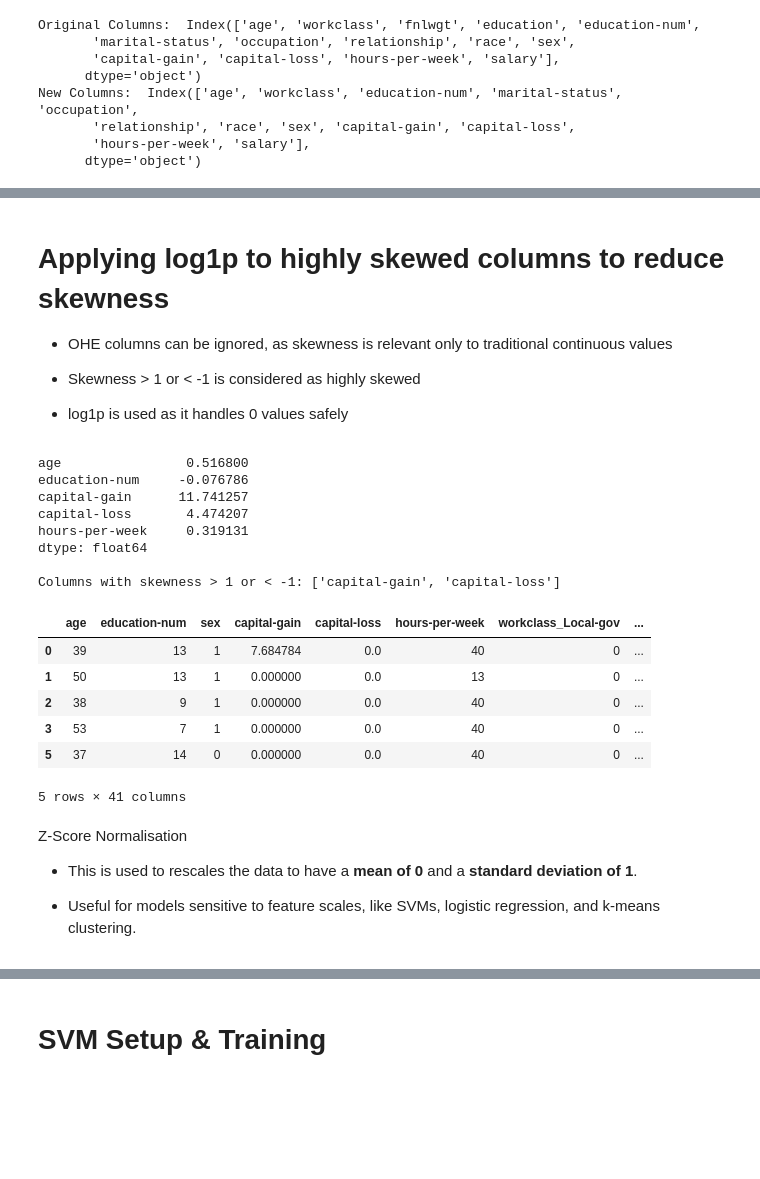
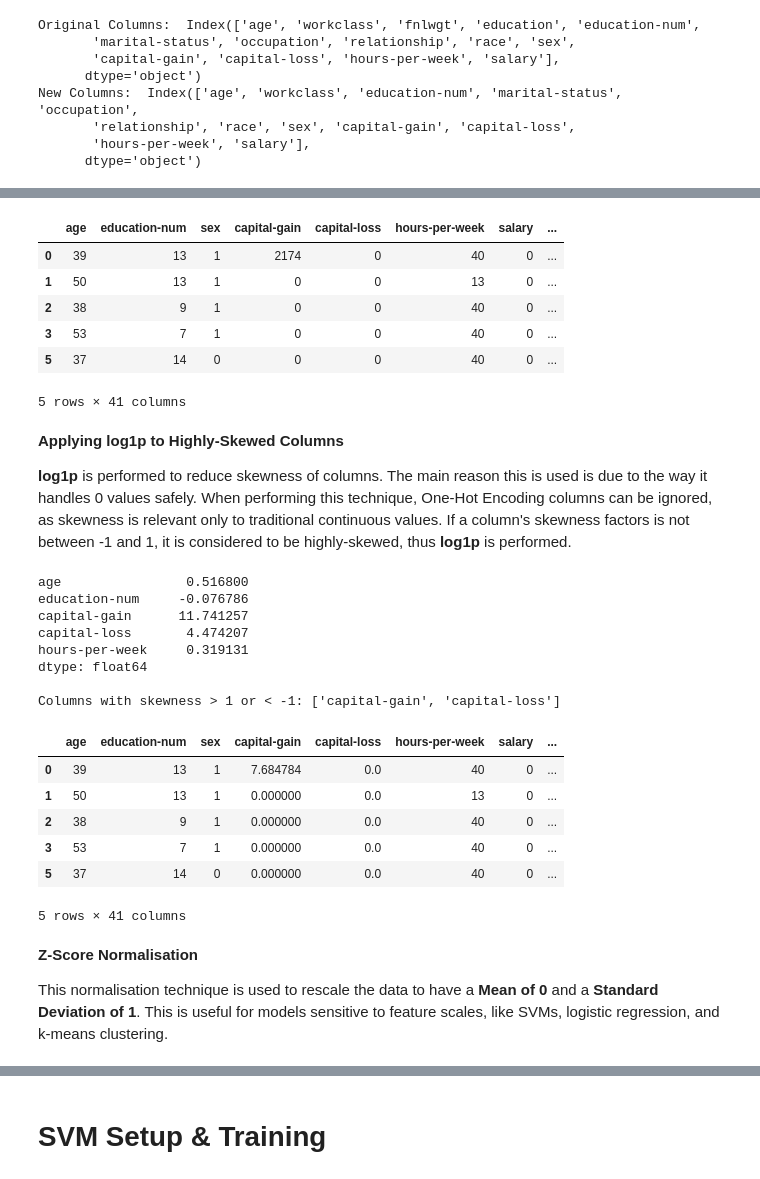
Before and after one commit to Jer0me123/ICS5110-Applied-Machine-Learning, a Jupyter notebook: SVM.ipynb, the cells around one changed output, grey strips where cells are left out. Saved outputs shown, nothing was run; the diff lists cells and outputs as text; code cells hidden in the pictures; blank space fills up the shorter version.

```diff
--- a/SVM.ipynb
+++ b/SVM.ipynb
@@ -103,9 +132,7 @@ One-Hot-Encoding column
 # %%
-# Applying one-hot encoding to multiple categorical columns with drop_first to avoid the dummy variable trap
-oHEDF = pd.get_dummies(noExtraColumnsDF, columns=['workclass', 'marital-status', 'occupation', 'relationship', 'race', 'salary'], drop_first=True)
-
+#Applying one-hot encoding to multiple categorical columns with drop_first to avoid the dummy variable trap
+oHEDF = pd.get_dummies(noExtraColumnsDF, columns=['workclass', 'marital-status', 'occupation', 'relationship', 'race'], drop_first=True)
 print("Original Columns: ", noExtraColumnsDF.columns)
-
 print("New Columns: ", oHEDF.columns)
 oHEDF.head(5)
 # %% [output]
@@ -154,4 +180 @@ binarySexDF.head(5)
 5 rows × 41 columns
-# %%
-binarySexDF = binarySexDF.astype(int)
-binarySexDF.head(5)
@@ -165,0 +181,7 @@ binarySexDF.head(5)
+# %%
+#Converting 'salary' column to binary: >50K -> 1, <=50K -> 0
+binarySalaryDF = binarySexDF.copy()
+binarySalaryDF['salary'] = binarySalaryDF['salary'].map({'>50K': 1, '<=50K': 0})
+
+#Checking the first few rows to confirm the conversion
+binarySalaryDF.head(5)
@@ -166,42 +196,51 @@ binarySexDF.head(5)
+# %%
+#Converting all columns to integer type
+binarySalaryDF = binarySalaryDF.astype(int)
+binarySalaryDF.head(5)
+# %% [output]
+|  | age | education-num | sex | capital-gain | capital-loss | hours-per-week | salary | ... |
+| 0 | 39 | 13 | 1 | 2174 | 0 | 40 | 0 | ... |
+| 1 | 50 | 13 | 1 | 0 | 0 | 13 | 0 | ... |
+| 2 | 38 | 9 | 1 | 0 | 0 | 40 | 0 | ... |
+| 3 | 53 | 7 | 1 | 0 | 0 | 40 | 0 | ... |
+| 5 | 37 | 14 | 0 | 0 | 0 | 40 | 0 | ... |
+5 rows × 41 columns
 # %% [markdown]
-# Applying log1p to highly skewed columns to reduce skewness
+**Applying log1p to Highly-Skewed Columns**
 
-* OHE columns can be ignored, as skewness is relevant only to traditional continuous values
-
-* Skewness > 1 or < -1 is considered as highly skewed
-
-* log1p is used as it handles 0 values safely
+**log1p** is performed to reduce skewness of columns. The main reason this is used is due to the way it handles 0 values safely. When performing this technique, One-Hot Encoding columns can be ignored, as skewness is relevant only to traditional continuous values. If a column's skewness factors is not between -1 and 1, it is considered to be highly-skewed, thus **log1p** is performed.
 # %%
-# Getting only continuous columns
+#Getting only continuous columns
 continuous_columns = ['age', 'education-num', 'capital-gain', 'capital-loss', 'hours-per-week']
-continuousDF = binarySexDF[continuous_columns]
+continuousDF = binarySalaryDF[continuous_columns]
 
-# Calculate skewness for continuous columns
+#Calculating skewness for continuous columns
 skewness = continuousDF.skew()
 
-# Checking skewness of the data
+#Checking skewness of the data
 print(skewness)
 
-# Filter columns where skewness > 1 or skewness < -1
+#Filtering columns where skewness > 1 or skewness < -1
 high_skew_columns = skewness[skewness > 1].index.tolist() + skewness[skewness < -1].index.tolist()
 
 print("\nColumns with skewness > 1 or < -1:", high_skew_columns)
-
-reducedSkewDF = binarySexDF.copy()
+#Applying log transformation to reduce skewness
+reducedSkewDF = binarySalaryDF.copy()
 for column in high_skew_columns:
     reducedSkewDF[column] = np.log1p(reducedSkewDF[column])
 
+#Checking the first few rows to confirm the transformation
 reducedSkewDF.head(5)
 # %% [output]
 age                0.516800
 education-num     -0.076786
 capital-gain      11.741257
 capital-loss       4.474207
 hours-per-week     0.319131
 dtype: float64
 
 Columns with skewness > 1 or < -1: ['capital-gain', 'capital-loss']
-|  | age | education-num | sex | capital-gain | capital-loss | hours-per-week | workclass_Local-gov | ... |
+|  | age | education-num | sex | capital-gain | capital-loss | hours-per-week | salary | ... |
 | 0 | 39 | 13 | 1 | 7.684784 | 0.0 | 40 | 0 | ... |
 | 1 | 50 | 13 | 1 | 0.000000 | 0.0 | 13 | 0 | ... |
 | 2 | 38 | 9 | 1 | 0.000000 | 0.0 | 40 | 0 | ... |
@@ -211,7 +252,5 @@ Columns with skewness > 1 or < -1: ['capital-gain', 'capital-loss']
 # %% [markdown]
-Z-Score Normalisation
+**Z-Score Normalisation**
 
-* This is used to rescales the data to have a **mean of 0** and a **standard deviation of 1**.
-
-* Useful for models sensitive to feature scales, like SVMs, logistic regression, and k-means clustering.
+This normalisation technique is used to rescale the data to have a **Mean of 0** and a **Standard Deviation of 1**. This is useful for models sensitive to feature scales, like SVMs, logistic regression, and k-means clustering.
 # %%
```
Also changed, not shown: parts of 82 cells of this notebook, 1 other file.
